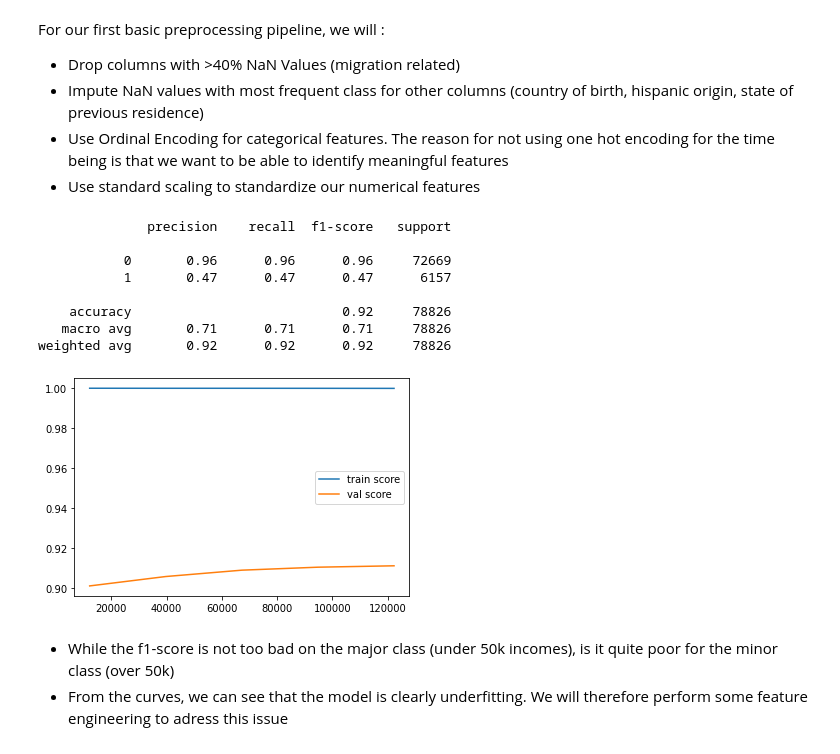
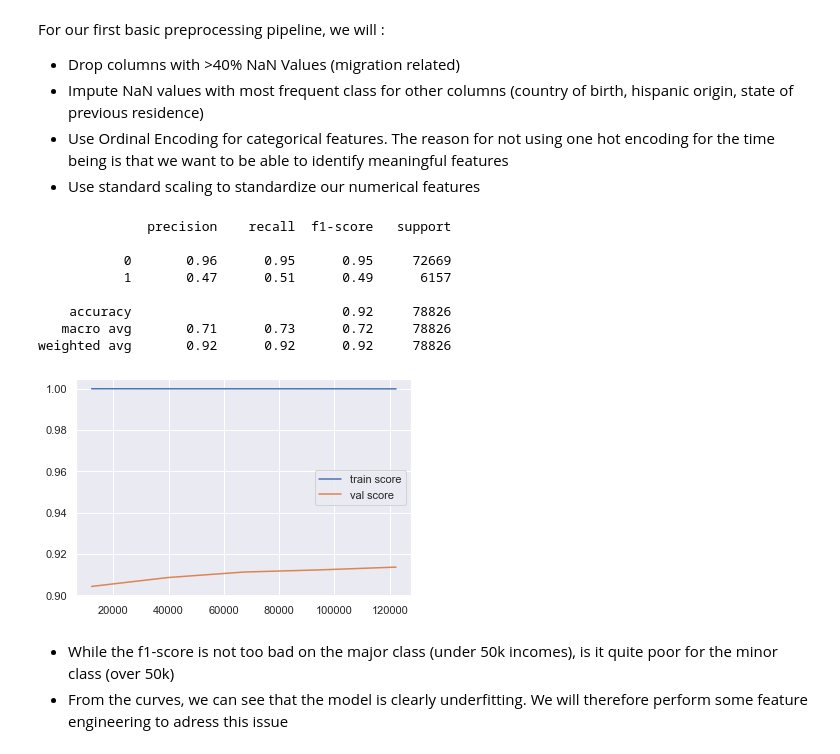
Before and after one commit to jboistard/dataiku_assessment, a Jupyter notebook: 2_Pre_processing.ipynb, the cells around one changed output. Drawn from its saved outputs; the diff is of its cells as text; code cells hidden in the pictures.

```diff
--- a/2_Pre_processing.ipynb
+++ b/2_Pre_processing.ipynb
@@ -59,13 +45,13 @@ from sklearn.model_selection import learning_curve
 import numpy as np
 import matplotlib.pyplot as plt
 
-def evaluate_model(clf, X_train, y_train, X_test, y_test, curves=True):
-    clf.fit(X_train, y_train)
-    y_pred = clf.predict(X_test)
+def evaluate_model(model, X_train, y_train, X_test, y_test, curves=True):
+    model.fit(X_train, y_train)
+    y_pred = model.predict(X_test)
     print(classification_report(y_test, y_pred))
 
     if curves:
-        N, train_score, val_score = learning_curve(clf, X_train, y_train, scoring="f1_weighted")
+        N, train_score, val_score = learning_curve(model, X_train, y_train, scoring="f1_weighted")
         plt.figure()
         plt.plot(N, train_score.mean(axis=1), label="train score")
         plt.plot(N, val_score.mean(axis=1), label="val score")
@@ -74,14 +60,14 @@ def evaluate_model(clf, X_train, y_train, X_test, y_test, curves=True):
 # Defining basic preprocessing steps
 from sklearn.compose import ColumnTransformer
 from sklearn.pipeline import Pipeline
-from sklearn.preprocessing import OrdinalEncoder, StandardScaler
+from sklearn.preprocessing import OrdinalEncoder, OneHotEncoder, StandardScaler
 from sklearn.impute import SimpleImputer
 
 cols_to_drop = ['migration code-change in msa', 'migration code-change in reg', 'migration code-move within reg', 'migration prev res in sunbelt']
 categorical_cols = [col for col in base_cat_cols if col not in cols_to_drop]
 numerical_cols = [col for col in base_num_cols if col not in cols_to_drop]
 
-categories = [data[col].unique() for col in categorical_cols]
+categories = [sorted(data[col].dropna().unique()) for col in categorical_cols]
 
 cat_transformer = Pipeline(steps=[
     ("imputer", SimpleImputer(strategy="most_frequent")),
@@ -100,21 +86,21 @@ preprocessor = ColumnTransformer(transformers=[
 # %%
 # Creating baseline decision tree model
 from sklearn.tree import DecisionTreeClassifier
 dt_classif = Pipeline(steps=[
     ("preprocessor", preprocessor),
-    ("classifier", DecisionTreeClassifier(class_weight="balanced", random_state=42))
+    ("classifier", DecisionTreeClassifier(criterion="entropy", class_weight="balanced", random_state=42))
 ])
-evaluate_model(dt_classif,X_train, y_train, X_test, y_test)
+evaluate_model(dt_classif, X_train, y_train, X_test, y_test, curves=True)
 # %% [output]
               precision    recall  f1-score   support
 
-           0       0.96      0.96      0.96     72669
-           1       0.47      0.47      0.47      6157
+           0       0.96      0.95      0.95     72669
+           1       0.47      0.51      0.49      6157
 
     accuracy                           0.92     78826
-   macro avg       0.71      0.71      0.71     78826
+   macro avg       0.71      0.73      0.72     78826
 weighted avg       0.92      0.92      0.92     78826
-[figure, old version]
+[figure, new version]
 # %% [markdown]
 - While the f1-score is not too bad on the major class (under 50k incomes), is it quite poor for the minor class (over 50k)
 - From the curves, we can see that the model is clearly underfitting. We will therefore perform some feature engineering to adress this issue
```
Also changed, not shown: parts of 7 cells of this notebook, 1 other file.
